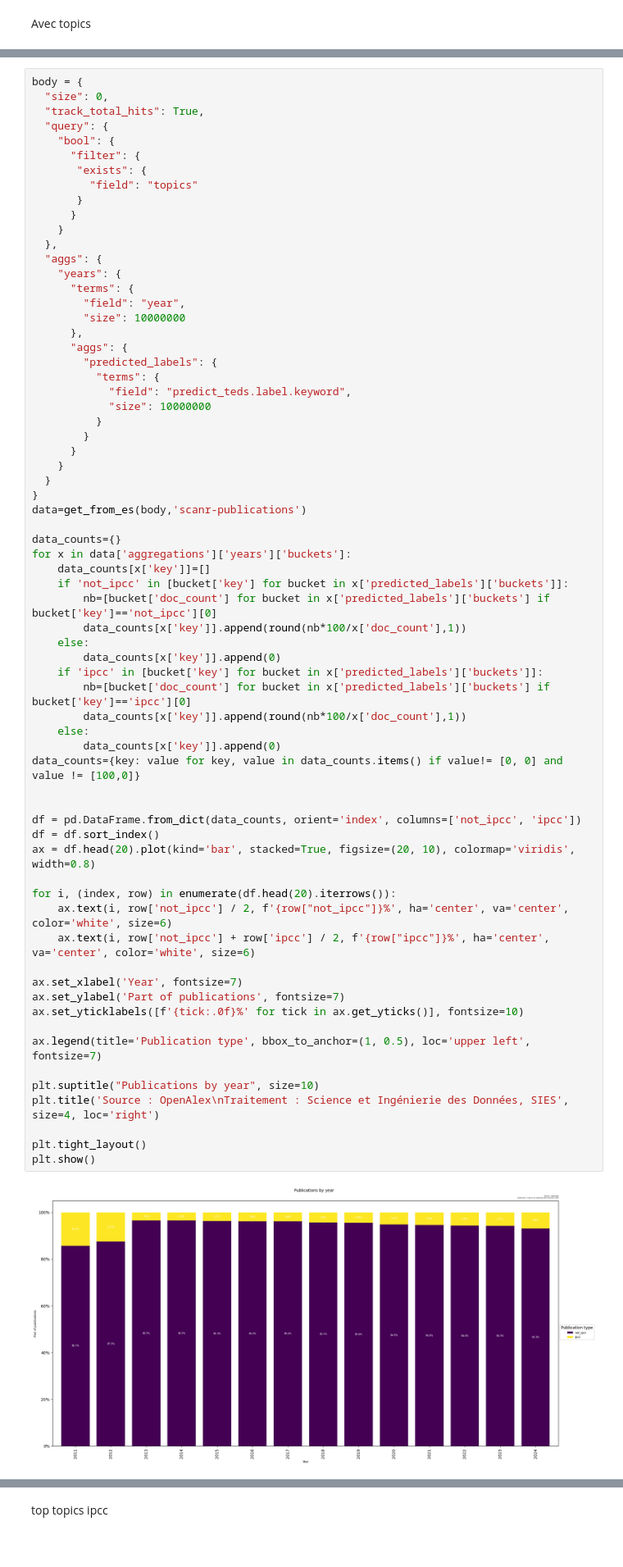
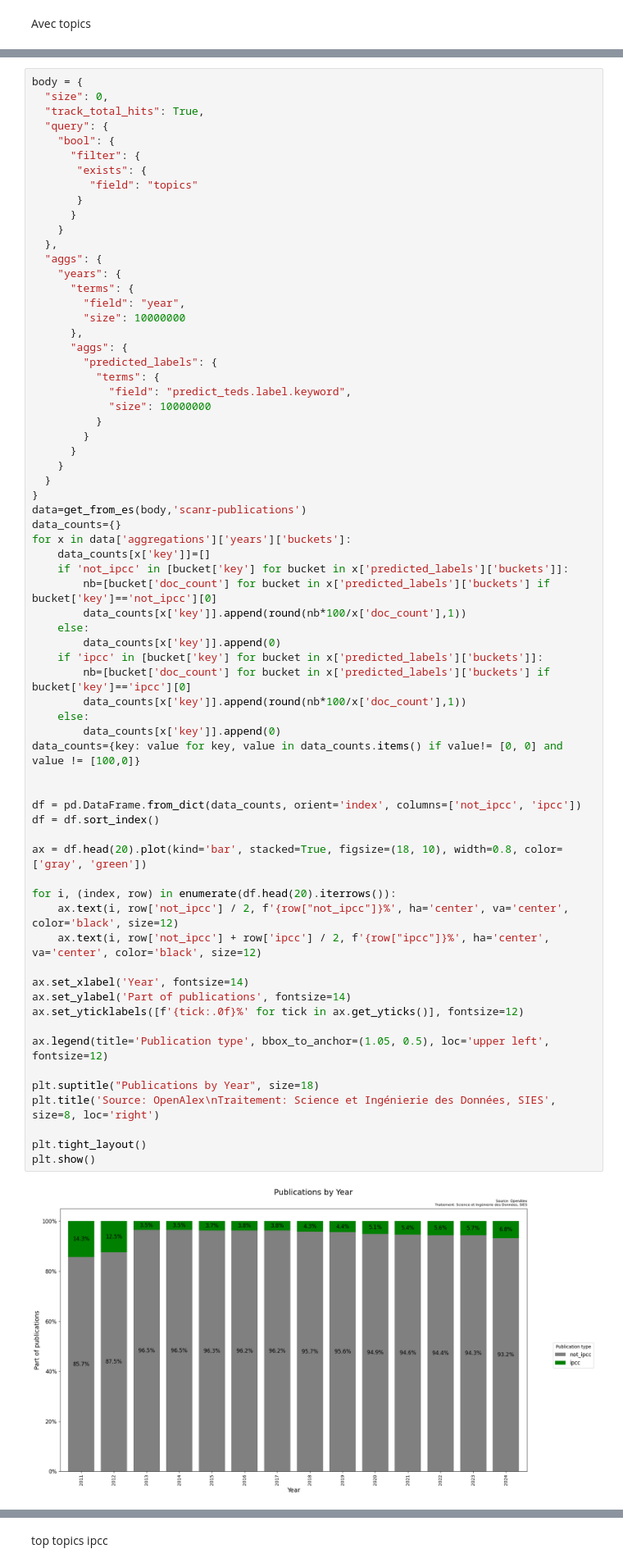
Before and after one commit to dataesr/teds, a Jupyter notebook: notebooks/IPCC_model_on_scanR_publications.ipynb, the cells around one changed output, grey strips where cells are left out. Shown at 82% size. Cells and saved outputs as stored; diff of their text form; blank space fills up the shorter version.

Commit message:
graph scanR

```diff
--- a/notebooks/IPCC_model_on_scanR_publications.ipynb
+++ b/notebooks/IPCC_model_on_scanR_publications.ipynb
@@ -256,41 +256,41 @@ body = {
   }
 }
 data=get_from_es(body,'scanr-publications')
-
 data_counts={}
 for x in data['aggregations']['years']['buckets']:
     data_counts[x['key']]=[]
     if 'not_ipcc' in [bucket['key'] for bucket in x['predicted_labels']['buckets']]:
         nb=[bucket['doc_count'] for bucket in x['predicted_labels']['buckets'] if bucket['key']=='not_ipcc'][0]
         data_counts[x['key']].append(round(nb*100/x['doc_count'],1))
     else:
         data_counts[x['key']].append(0)
     if 'ipcc' in [bucket['key'] for bucket in x['predicted_labels']['buckets']]:
         nb=[bucket['doc_count'] for bucket in x['predicted_labels']['buckets'] if bucket['key']=='ipcc'][0]
         data_counts[x['key']].append(round(nb*100/x['doc_count'],1))
     else:
         data_counts[x['key']].append(0)
 data_counts={key: value for key, value in data_counts.items() if value!= [0, 0] and value != [100,0]}
 
 
 df = pd.DataFrame.from_dict(data_counts, orient='index', columns=['not_ipcc', 'ipcc'])
 df = df.sort_index()
-ax = df.head(20).plot(kind='bar', stacked=True, figsize=(20, 10), colormap='viridis', width=0.8)
+
+ax = df.head(20).plot(kind='bar', stacked=True, figsize=(18, 10), width=0.8, color=['gray', 'green'])
 
 for i, (index, row) in enumerate(df.head(20).iterrows()):
-    ax.text(i, row['not_ipcc'] / 2, f'{row["not_ipcc"]}%', ha='center', va='center', color='white', size=6)
-    ax.text(i, row['not_ipcc'] + row['ipcc'] / 2, f'{row["ipcc"]}%', ha='center', va='center', color='white', size=6)
+    ax.text(i, row['not_ipcc'] / 2, f'{row["not_ipcc"]}%', ha='center', va='center', color='black', size=12)
+    ax.text(i, row['not_ipcc'] + row['ipcc'] / 2, f'{row["ipcc"]}%', ha='center', va='center', color='black', size=12)
 
-ax.set_xlabel('Year', fontsize=7)
-ax.set_ylabel('Part of publications', fontsize=7)
-ax.set_yticklabels([f'{tick:.0f}%' for tick in ax.get_yticks()], fontsize=10)
+ax.set_xlabel('Year', fontsize=14)
+ax.set_ylabel('Part of publications', fontsize=14)
+ax.set_yticklabels([f'{tick:.0f}%' for tick in ax.get_yticks()], fontsize=12)
 
-ax.legend(title='Publication type', bbox_to_anchor=(1, 0.5), loc='upper left', fontsize=7)
+ax.legend(title='Publication type', bbox_to_anchor=(1.05, 0.5), loc='upper left', fontsize=12)
 
-plt.suptitle("Publications by year", size=10)
-plt.title('Source : OpenAlex\nTraitement : Science et Ingénierie des Données, SIES', size=4, loc='right')
+plt.suptitle("Publications by Year", size=18)
+plt.title('Source: OpenAlex\nTraitement: Science et Ingénierie des Données, SIES', size=8, loc='right')
 
 plt.tight_layout()
 plt.show()
 # %% [output]
-[figure, old version]
+[figure, new version]
```
Also changed, not shown: parts of 7 cells of this notebook.
